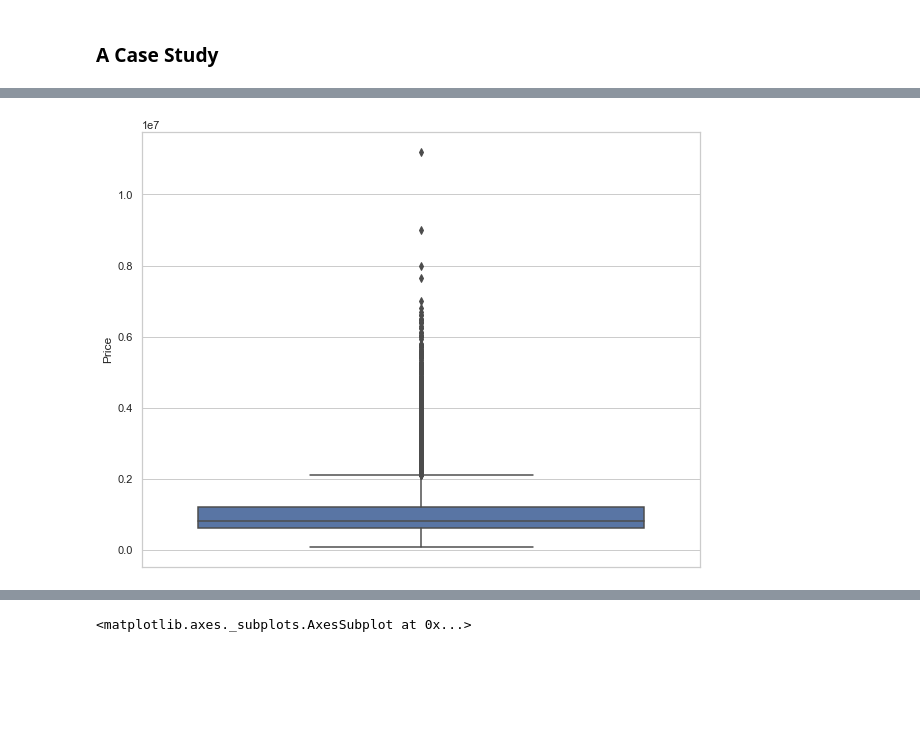
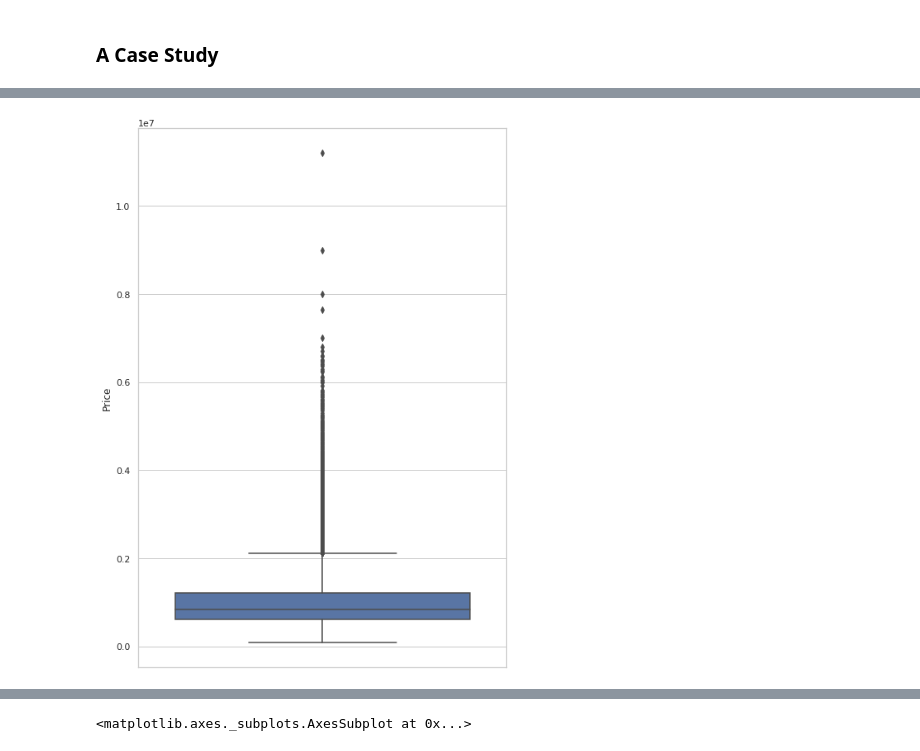
Before and after one commit to rsouza/Python_Course, a Jupyter notebook: Notebooks/16_Pandas_Descriptive_statistic.ipynb, the cells around one changed output, grey strips where cells are left out. Saved outputs shown, nothing was run; the diff lists cells and outputs as text; code cells hidden in the pictures; blank space fills up the shorter version.

```diff
--- a/Notebooks/16_Pandas_Descriptive_statistic.ipynb
+++ b/Notebooks/16_Pandas_Descriptive_statistic.ipynb
@@ -288,14 +353,14 @@ print(standard_deviation)
 # %%
 import matplotlib.pyplot as plt
 import seaborn as sns
-
 %matplotlib inline
 
 sns.set(style="whitegrid")
-plt.figure(figsize=(10,8))
+
+plt.figure(figsize=(8,12))
 ax = sns.boxplot(x='Price', data=df, orient="v")
 # %% [output]
-[figure, old version]
+[figure, new version]
 # %%
 plt.figure(figsize=(12,10))
 ax = sns.boxplot(x='Type', y='Price', data=df, orient="v")
```
Also changed, not shown: parts of 40 cells of this notebook, 3 other files.
